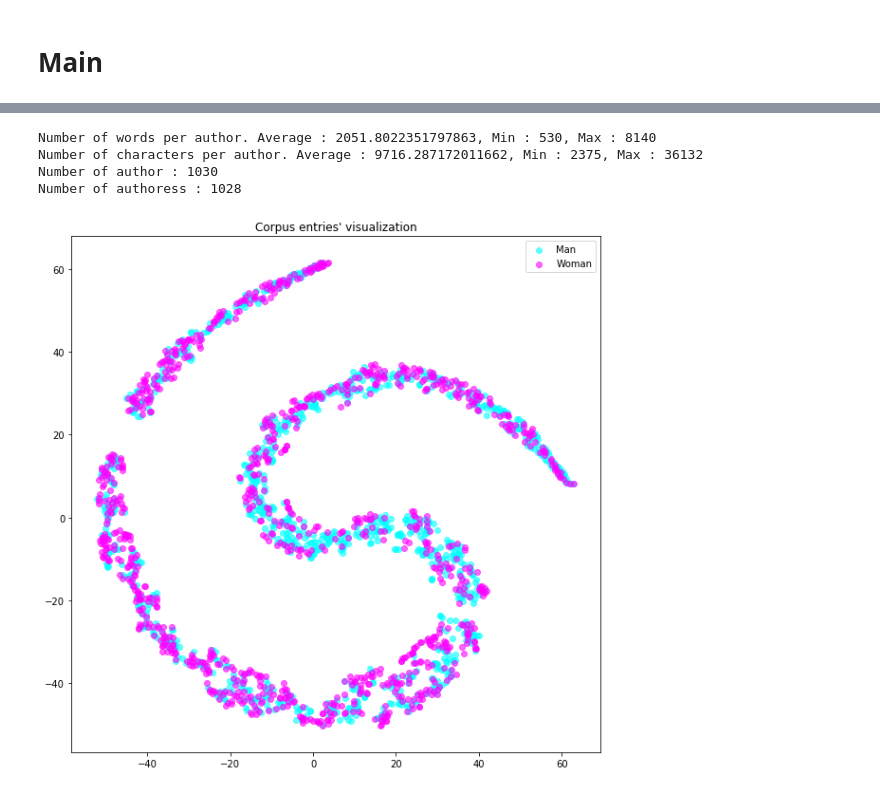
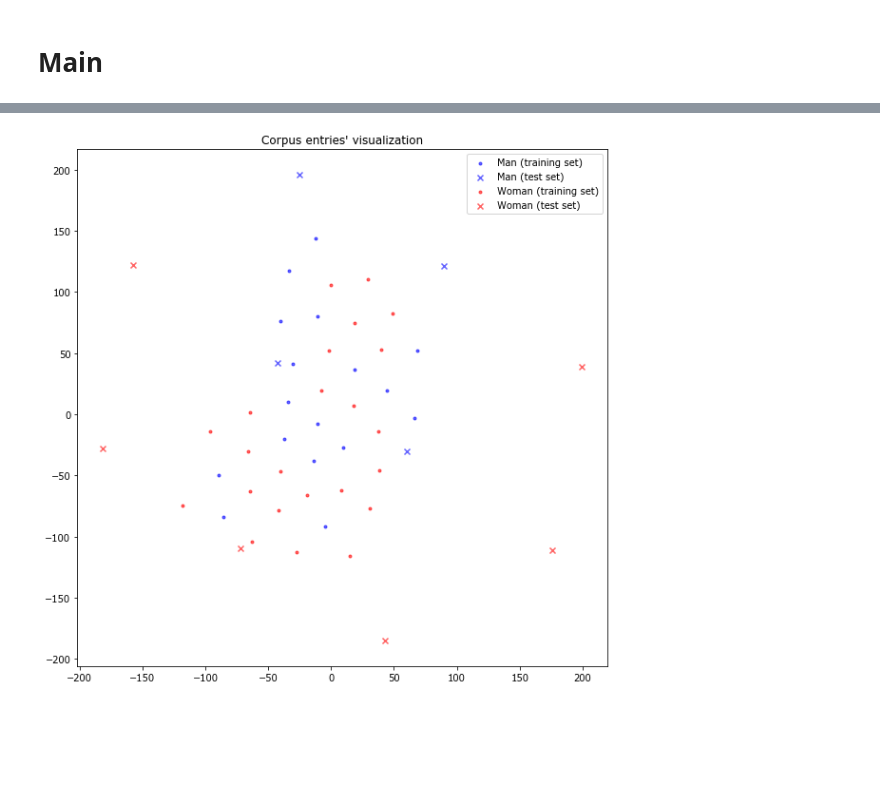
Before and after one commit to ChacunGu/NLP_Gender_Profiling, a Jupyter notebook: NLP_Gender_Profiling.ipynb, the cells around one changed output, grey strips where cells are left out. Saved outputs shown, nothing was run; the diff lists cells and outputs as text; code cells hidden in the pictures; blank space fills up the shorter version.

```diff
--- a/NLP_Gender_Profiling.ipynb
+++ b/NLP_Gender_Profiling.ipynb
@@ -346,2 +361,40 @@ def display_stats(data):
 # %% [markdown]
 # Main
+# %%
+# load the data
+if LOAD_DATA_FROM_CSV and os.path.isfile(DATA_CSV_FILE) :
+    data = pd.read_csv(DATA_CSV_FILE, sep='\t')
+    features_column = 'scaled_features' if 'scaled_features' in data else 'features'
+    train_entries = data.loc[data['train_entry'] == 1]
+    test_entries = data.loc[data['train_entry'] == 0]
+    X_train = string_to_nparrays(train_entries[features_column].tolist())
+    y_train = train_entries['label'].tolist()
+    X_test = string_to_nparrays(test_entries[features_column].tolist())
+    y_test = test_entries['label'].tolist()
+
+else:
+    if LOAD_DATA_FROM_CSV:
+        print(f'Can\'t load data from CSV. File does not exist: {DATA_CSV_FILE}\nCreating dataset...')
+    data = load_data()
+    data = preprocess_data(data)
+
+    # split train/test sets
+    X_train_indices, X_test_indices = next(StratifiedShuffleSplit(n_splits=1, test_size=TEST_SIZE).split(data, np.array(data['label'].tolist())))
+    data['train_entry'] = [1 if i in X_train_indices else 0 for i in data.index]
+
+    # compute features
+    data = compute_dataframe_features(data, features)
+
+    X_train = np.array(data.iloc[X_train_indices, :]['features'].tolist())
+    y_train = np.array(data.iloc[X_train_indices, :]['label'].tolist())
+    X_test = np.array(data.iloc[X_test_indices, :]['features'].tolist())
+    y_test = np.array(data.iloc[X_test_indices, :]['label'].tolist())
+
+    # scale data
+    if SCALER is not None:
+        X_train, X_test = scale_data(SCALER, X_train, X_test)
+        data = data.assign(scaled_features=pd.Series(X_train.tolist() + X_test.tolist()))
+
+    # export the dataset as CSV
+    data.to_csv(DATA_CSV_FILE, sep='\t')
+print('Dataset loaded!')
@@ -376,12 +417,5 @@ data.head(5)
-# %%
-display_stats(data)
-# %% [output]
-Number of words per author. Average : 2051.8022351797863, Min : 530, Max : 8140
-Number of characters per author. Average : 9716.287172011662, Min : 2375, Max : 36132
-Number of author : 1030
-Number of authoress : 1028
 # %%
 # t-SNE (, Shap)
-plot_data(X, y)
+plot_data(X_train, y_train, X_test, y_test)
 # %% [output]
-[figure, old version]
+[figure, new version]
```
Also changed, not shown: parts of 22 cells of this notebook.
